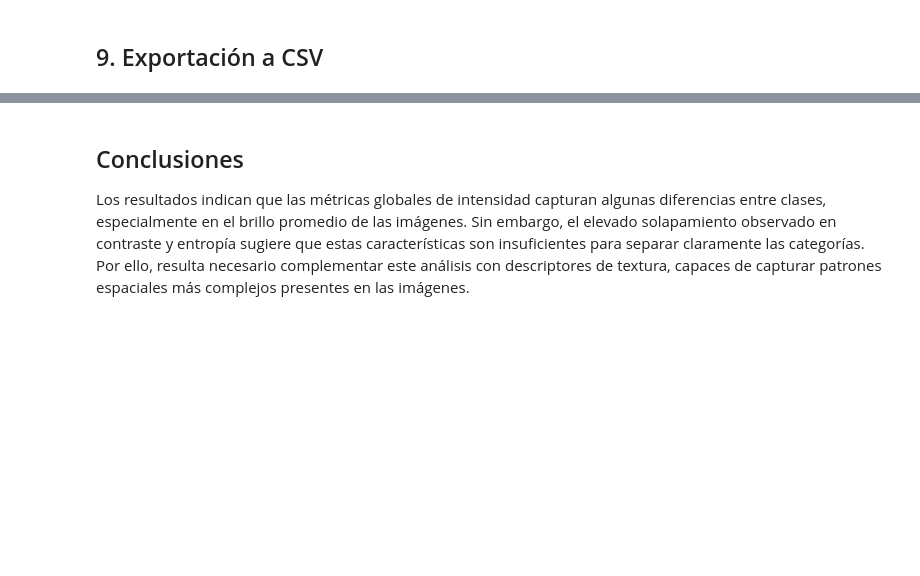
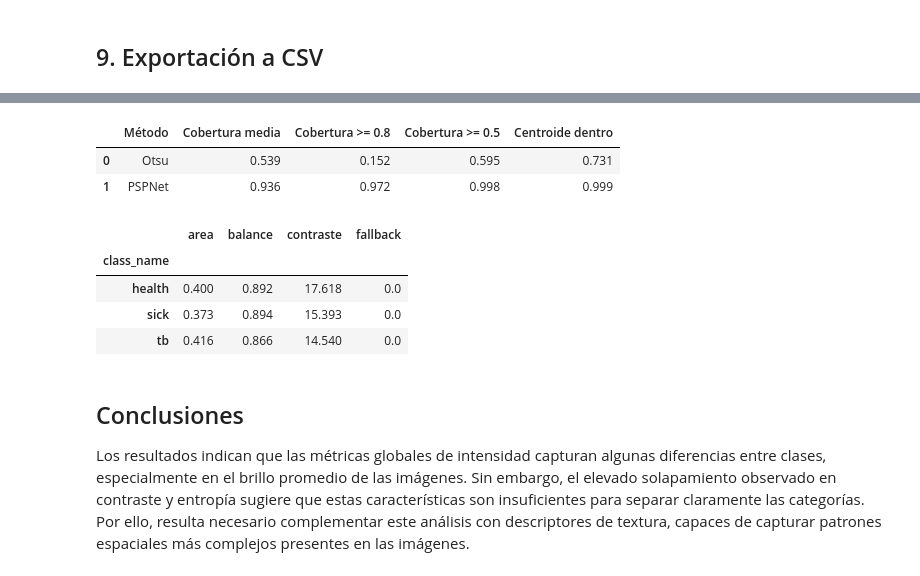
Before and after one commit to KevEstr/CAD_TBX11K, a Jupyter notebook: notebooks/05_Extraccion_Caracteristicas.ipynb, the cells around one changed output, grey strips where cells are left out. Drawn from its saved outputs; the diff is of its cells as text; code cells hidden in the pictures; blank space fills up the shorter version.

```diff
--- a/notebooks/05_Extraccion_Caracteristicas.ipynb
+++ b/notebooks/05_Extraccion_Caracteristicas.ipynb
@@ -282,3 +446,50 @@ print(f"Manifiesto guardado: {len(model_columns)} features de modelo")
+# %%
+import json
+import subprocess
+import sys
+from pathlib import Path
+
+from IPython.display import display
+
+_CWD = Path.cwd()
+PROJECT_ROOT = str(_CWD.parent if _CWD.name == 'notebooks' else _CWD)
+DATA_DIR = Path(PROJECT_ROOT) / 'data'
+
+subprocess.run(
+    [sys.executable, str(Path(PROJECT_ROOT) / 'scripts' / 'validate_segmentation.py')],
+    check=True,
+)
+
+summary = json.loads((DATA_DIR / 'seg_summary.json').read_text(encoding='utf-8'))
+rows = []
+for nombre, key in [('Otsu', 'old'), ('PSPNet', 'new')]:
+    rows.append({
+        'Método': nombre,
+        'Cobertura media': summary[key]['coverage_mean'],
+        'Cobertura >= 0.8': summary[key]['coverage_ge_0.8'],
+        'Cobertura >= 0.5': summary[key]['coverage_ge_0.5'],
+        'Centroide dentro': summary[key]['centroid_inside'],
+    })
+display(pd.DataFrame(rows).round(3))
+
+q = pd.read_csv(DATA_DIR / 'seg_quality.csv')
+display(
+    q.groupby('class_name').agg(
+        area=('area', 'mean'),
+        balance=('balance', 'mean'),
+        contraste=('contrast', 'mean'),
+        fallback=('fallback', 'mean'),
+    ).round(3)
+)
+# %% [output]
+|  | Método | Cobertura media | Cobertura >= 0.8 | Cobertura >= 0.5 | Centroide dentro |
+| 0 | Otsu | 0.539 | 0.152 | 0.595 | 0.731 |
+| 1 | PSPNet | 0.936 | 0.972 | 0.998 | 0.999 |
+|  | area | balance | contraste | fallback |
+| class_name |  |  |  |  |
+| health | 0.400 | 0.892 | 17.618 | 0.0 |
+| sick | 0.373 | 0.894 | 15.393 | 0.0 |
+| tb | 0.416 | 0.866 | 14.540 | 0.0 |
 # %% [markdown]
 ## Conclusiones
 
```
Also changed, not shown: parts of 19 cells of this notebook, 33 other files.
